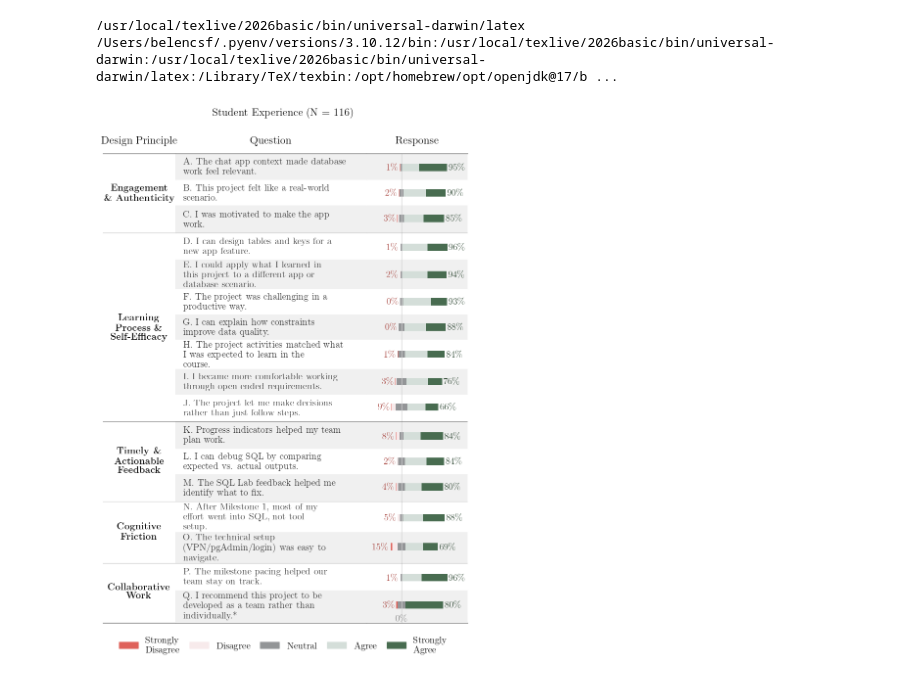
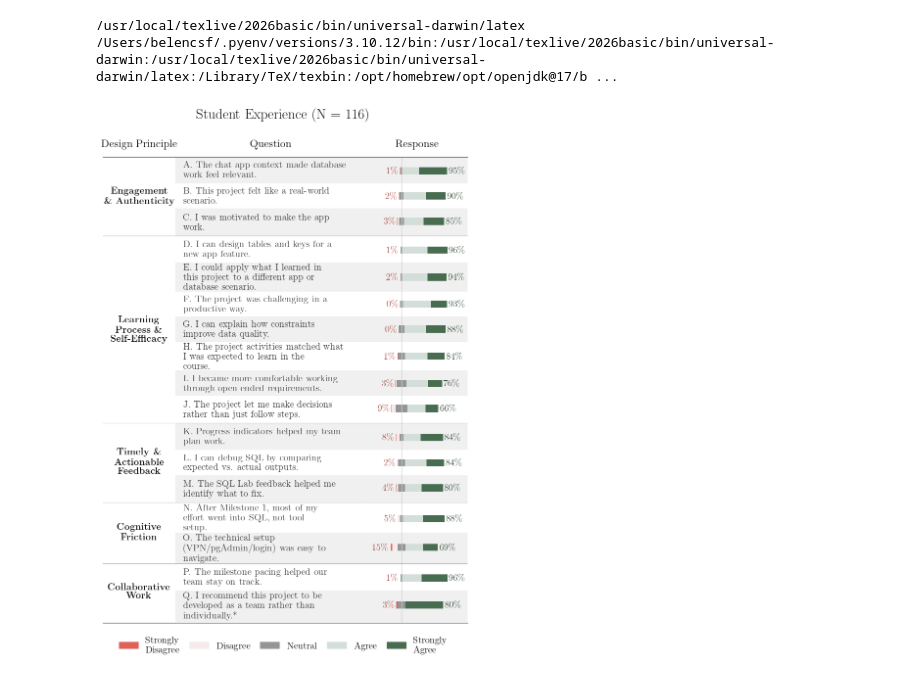
Before and after one commit to bcsaldias/sigcse-ai-2027, a Jupyter notebook: likert/v2_Info330_ExploratoryDataAnalysis.ipynb, the cells around one changed output. Saved outputs shown, nothing was run; the diff lists cells and outputs as text; code cells hidden in the pictures.

```diff
--- a/likert/v2_Info330_ExploratoryDataAnalysis.ipynb
+++ b/likert/v2_Info330_ExploratoryDataAnalysis.ipynb
@@ -304,33 +304,33 @@ for ax in [ax_cat, ax_q, ax_main]:
         if side in ("left", "right"):
             spine.set_visible(False)
         else:
             spine.set_visible(True)
             spine.set_linewidth(0.9)
             spine.set_color(BORDER_COLOR)
 
 ax_cat.invert_yaxis()
 margin = 0.2
 ax_cat.set_ylim(current_y - GAP / 2 + margin, -margin)
 
 legend_handles = [
     plt.Rectangle((0, 0), 1, 1, color=COLORS[lbl], label=wrap_text(lbl, 10))
     for lbl in LIKERT_ORDER
 ]
 fig.legend(
     handles=legend_handles,
     loc="upper center", bbox_to_anchor=(0.5, 0.02),
     ncol=len(LIKERT_ORDER),
     fontsize=font_size, frameon=False,
     columnspacing=1
 )
 
 plt.suptitle(
     "Student Experience (N = 116)",
-    fontsize=16, fontweight="semibold", y=0.985
+    fontsize=font_size*1.5, fontweight="semibold", y=0.985
 )
-ax_main.text(0, ax_main.get_ylim()[0], "0\%", ha="center", va="bottom", fontsize=font_size, color="gray")
+# ax_main.text(0, ax_main.get_ylim()[0], "0\%", ha="center", va="bottom", fontsize=font_size, color="gray")
 
 fig.tight_layout(rect=[0, 0.01, 1, 0.99])
 plt.show()
 # %% [output]
-[figure, old version]
+[figure, new version]
```
